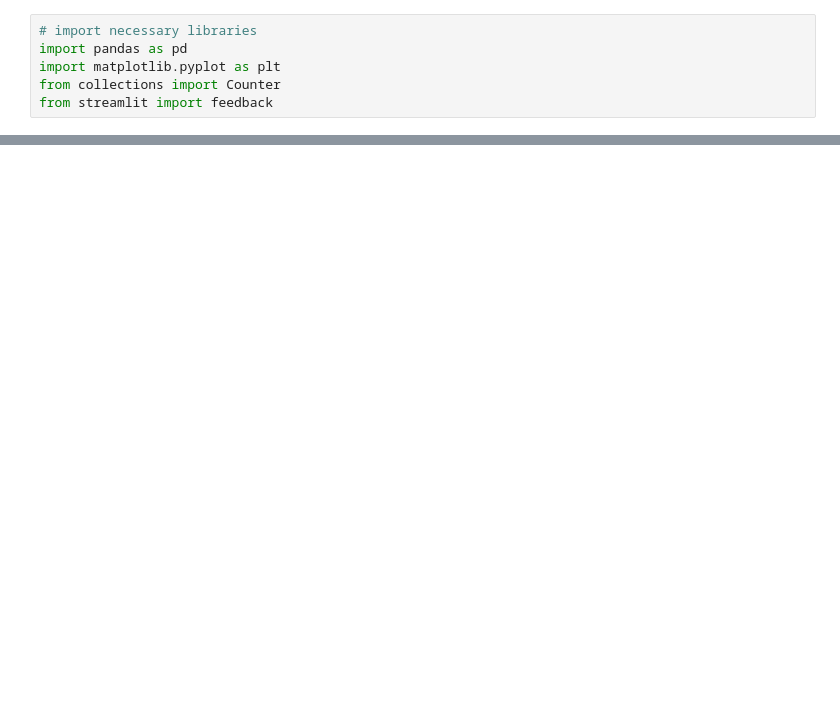
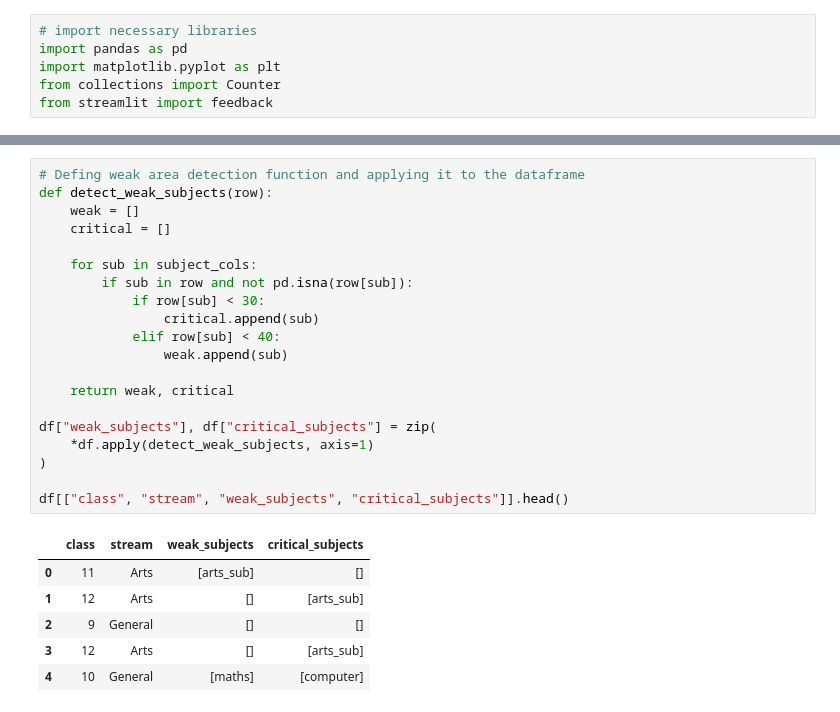
Before and after one commit to kumaraman86195-creator/Academic_Decision_Support_System, a Jupyter notebook: notebooks/04_weak_subject_detection.ipynb, the cells around one changed output, grey strips where cells are left out. Cells and saved outputs as stored; diff of their text form; blank space fills up the shorter version.

```diff
--- a/notebooks/04_weak_subject_detection.ipynb
+++ b/notebooks/04_weak_subject_detection.ipynb
@@ -50,2 +27,29 @@ df[["avg_grade", "weak_areas"]].head()
+# %%
+# Defing weak area detection function and applying it to the dataframe
+def detect_weak_subjects(row):
+    weak = []
+    critical = []
+
+    for sub in subject_cols:
+        if sub in row and not pd.isna(row[sub]):
+            if row[sub] < 30:
+                critical.append(sub)
+            elif row[sub] < 40:
+                weak.append(sub)
+
+    return weak, critical
+
+df["weak_subjects"], df["critical_subjects"] = zip(
+    *df.apply(detect_weak_subjects, axis=1)
+)
+
+df[["class", "stream", "weak_subjects", "critical_subjects"]].head()
+# %% [output]
+|  | class | stream | weak_subjects | critical_subjects |
+| 0 | 11 | Arts | [arts_sub] | [] |
+| 1 | 12 | Arts | [] | [arts_sub] |
+| 2 | 9 | General | [] | [] |
+| 3 | 12 | Arts | [] | [arts_sub] |
+| 4 | 10 | General | [maths] | [computer] |
 # %%
 # Analyzing common weaknesses across all students
```
Also changed, not shown: parts of 12 cells of this notebook.
